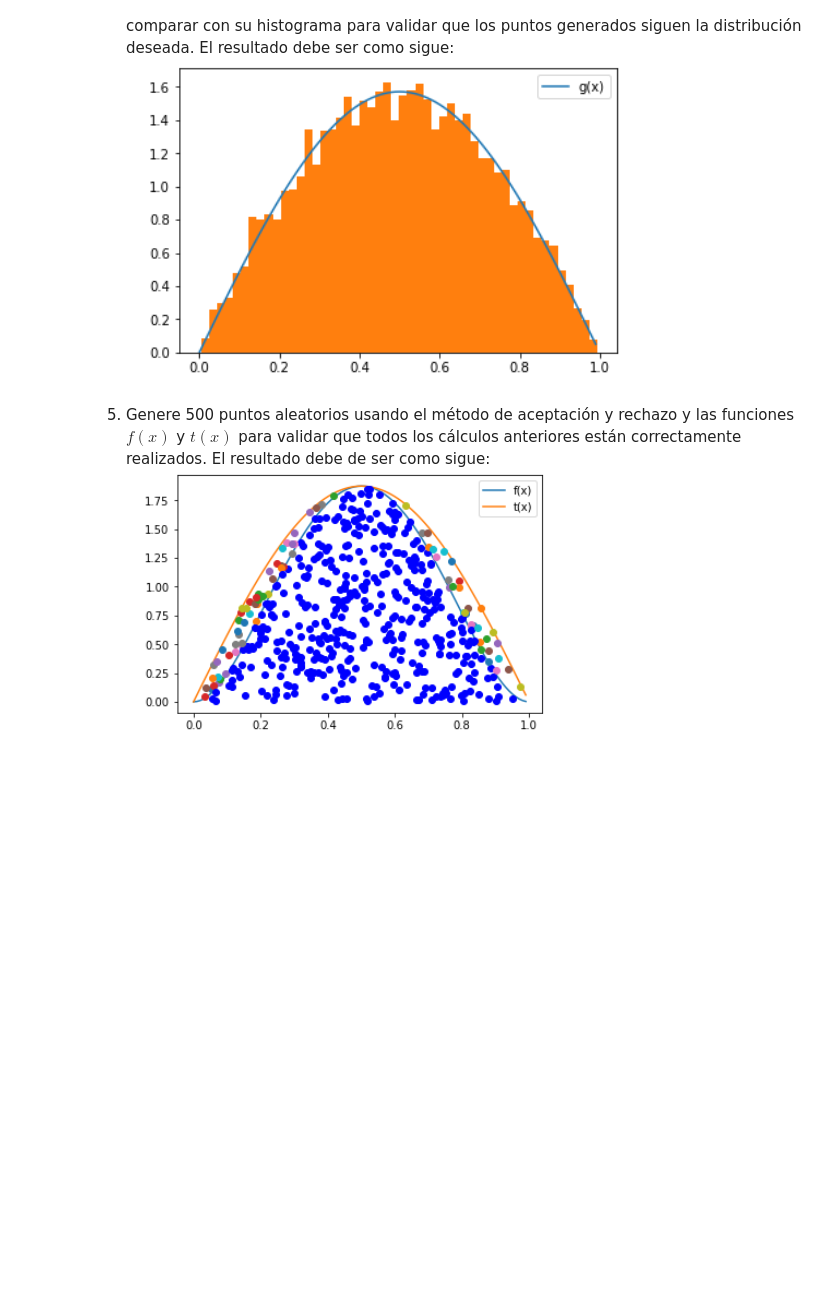
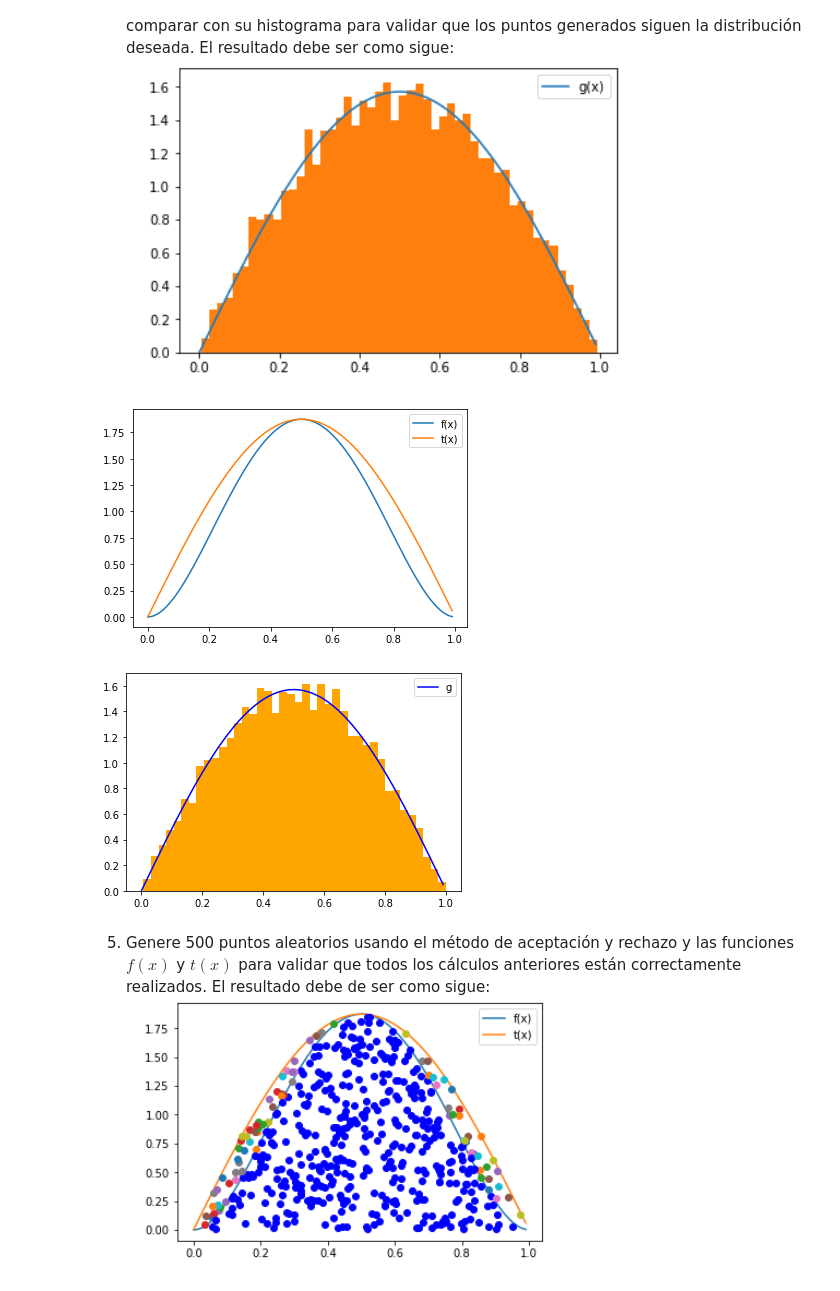
Before and after one commit to BetsyTorres/ProyectoConjunto_BTorres_DCastillo, a Jupyter notebook: Tarea_4.ipynb, the cells around one changed output. Saved outputs shown, nothing was run; the diff lists cells and outputs as text; code cells hidden in the pictures; blank space fills up the shorter version.

```diff
--- a/Tarea_4.ipynb
+++ b/Tarea_4.ipynb
@@ -110,3 +131,33 @@ Responda los siguientes literales:
+# %%
+# Sol 3 Betsy Torres
+
+#Verificación de para sabes si se cumplen las condición t(x)>f(x)
+from scipy import optimize
+
+f = lambda x:30*(x**2-2*x**3+x**4)
+max_f = f(optimize.fmin(lambda x:-f(x),0,disp=False))
+
+t= lambda x: max_f*np.sin(np.pi*x)
+
+x = np.arange(0,1,0.01)
+
+plt.plot(x, f(x), label='f(x)')
+plt.plot(x, t(x), label='t(x)')
+plt.legend(loc="best")
+plt.show()
+
+#Función de densidad g(x)
+g=lambda x: (np.pi/2)*np.sin(np.pi*x)
+
+#Transformada Inversa
+G_inv=lambda u: (1/np.pi)*np.arccos(-2*u+1)
+
+#Puntos aleatorios que sigan dist de g(x)
+N=10000
+comparar_aleatorios_densidad(g, G_inv, N)
+# %% [output]
+[figure, added]
+[figure, added]
 # %%
 # Sol 3 Daniel Castillo
 # %% [markdown]
```
Also changed, not shown: parts of 3 cells of this notebook.
